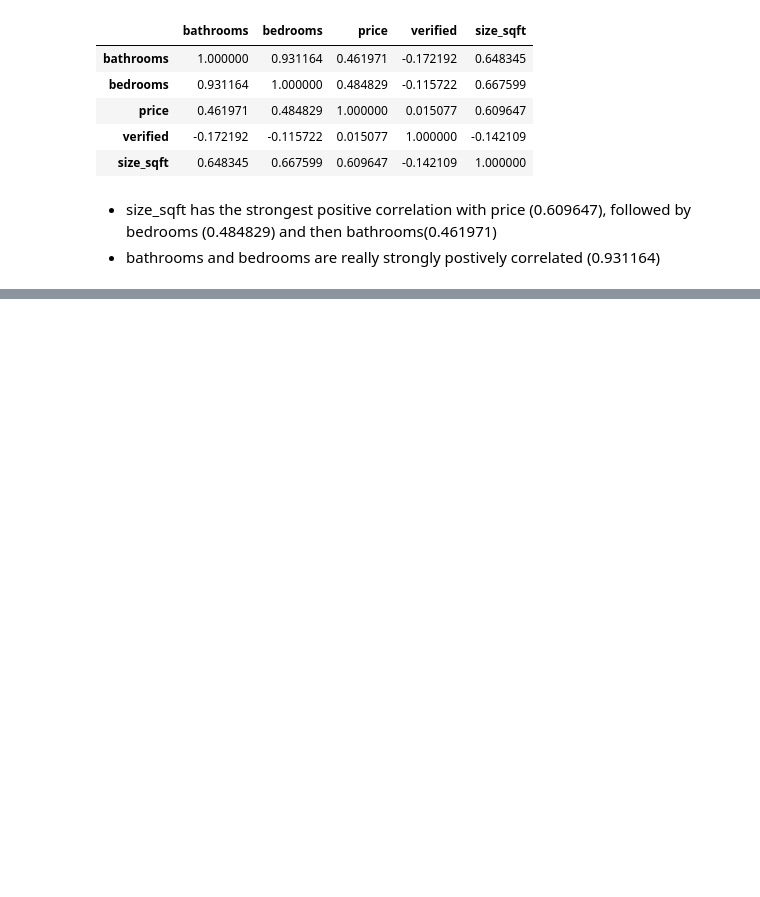
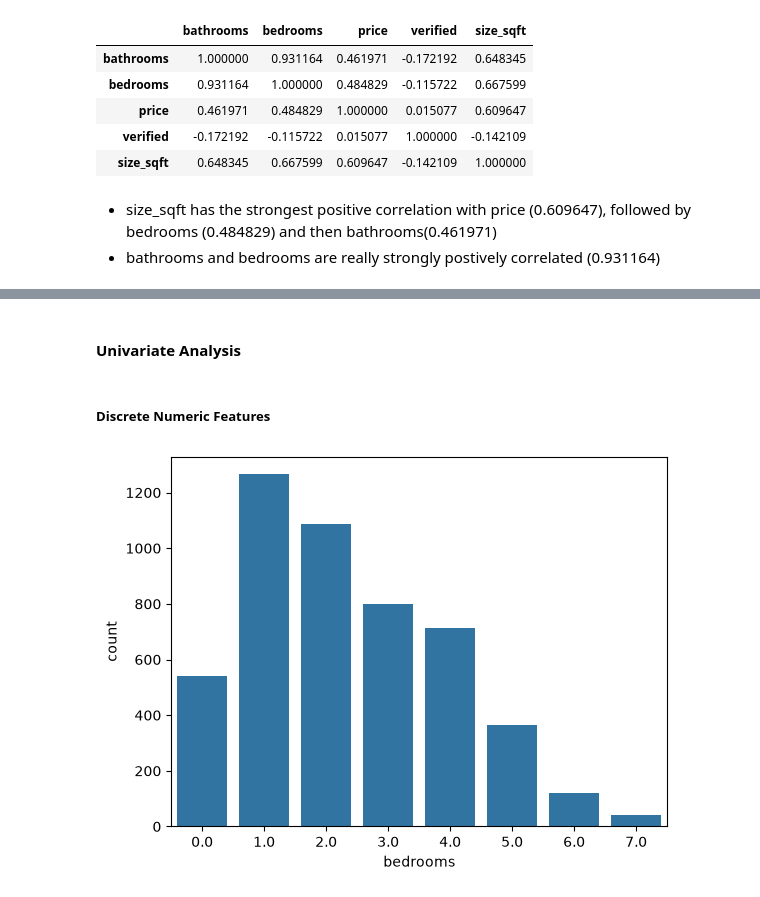
Before and after one commit to mustufah101-cmyk/Dubai-Property-Price-Estimator, a Jupyter notebook: notebook.ipynb, the cells around one changed output, grey strips where cells are left out. Saved outputs shown, nothing was run; the diff lists cells and outputs as text; code cells hidden in the pictures; blank space fills up the shorter version.

Commit message:
Remove plots and buildings, continue EDA

```diff
--- a/notebook.ipynb
+++ b/notebook.ipynb
@@ -510,2 +530,10 @@ df.head(5)
 | 3 | 2BR+Study | Near Pool and Park | ... | 3.0 | 2.0 | 2999999 | True | No | 1647.0 | Dubai | The Springs |
 | 4 | Vacant | Well Maintained | Area E... | 3.0 | 3.0 | 2449999 | True | No | 2105.0 | Dubai | Town Square |
+# %% [markdown]
+#### Univariate Analysis
+# %% [markdown]
+##### Discrete Numeric Features
+# %%
+bedrooms = sns.countplot(x = df["bedrooms"])
+# %% [output]
+[figure, added]
```
Also changed, not shown: parts of 39 cells of this notebook.
